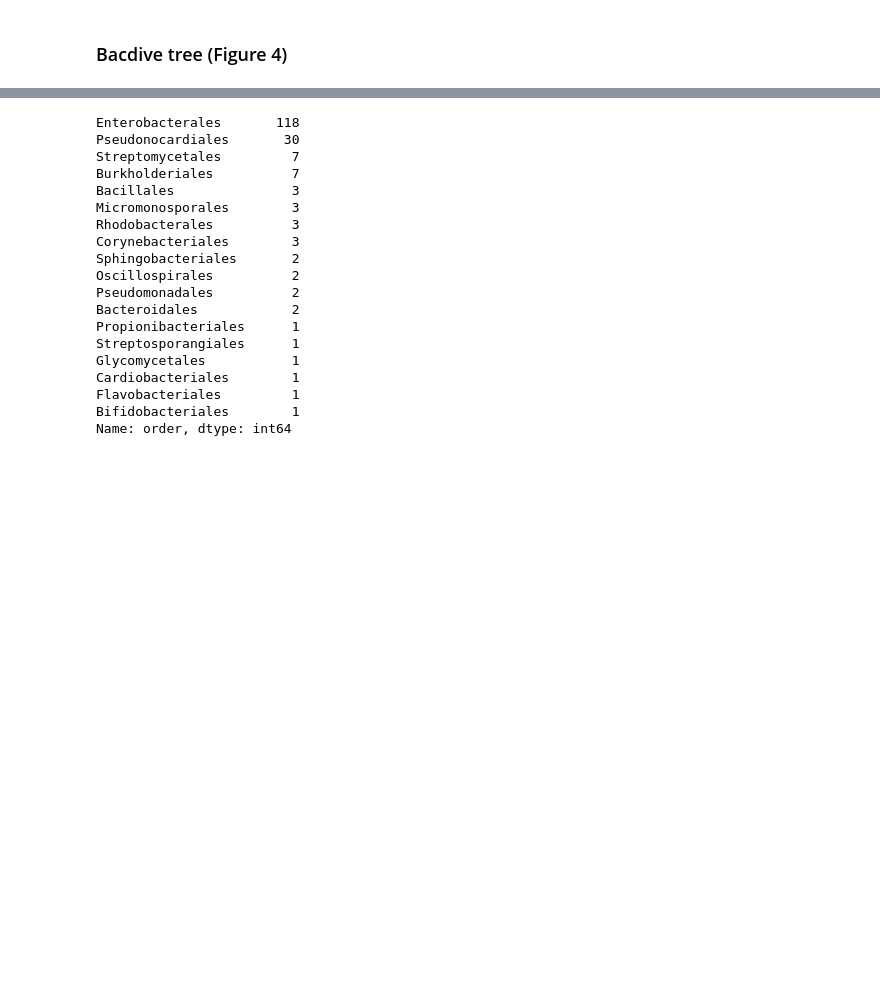
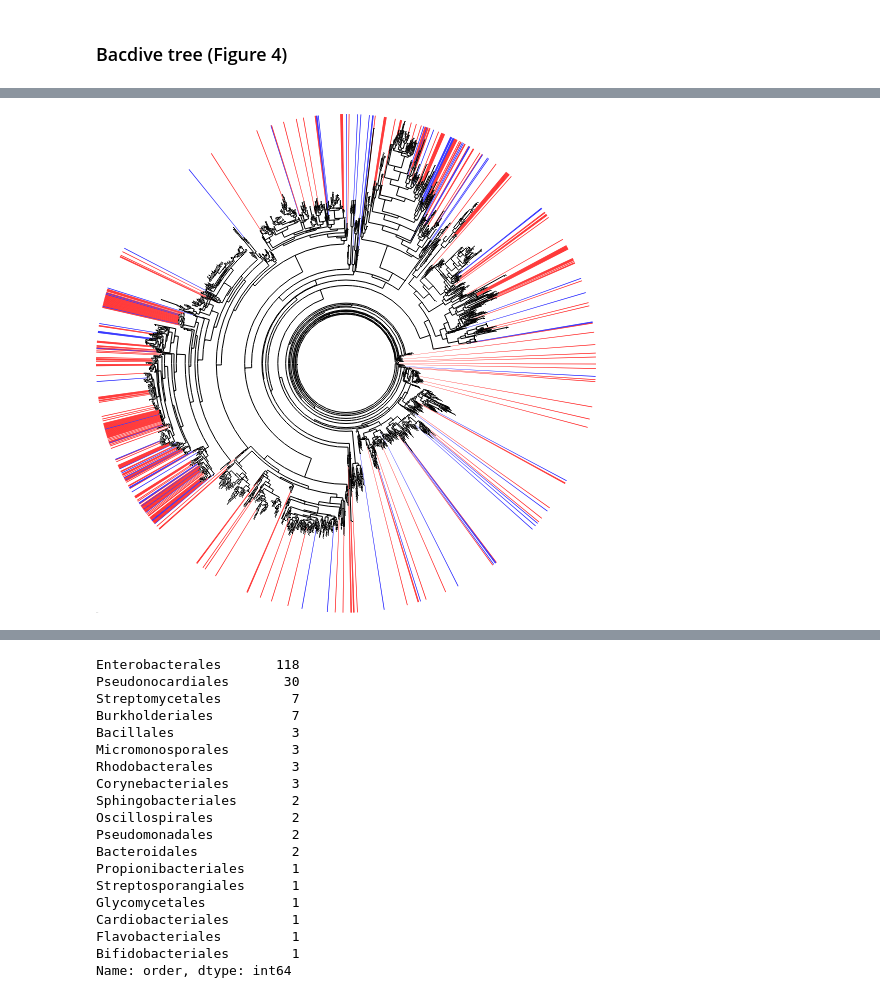
Before and after one commit to zeqianli/CarbonUtilization, a Jupyter notebook: figure_1.ipynb, the cells around one changed output, grey strips where cells are left out. Saved outputs shown, nothing was run; the diff lists cells and outputs as text; code cells hidden in the pictures; blank space fills up the shorter version.

```diff
--- a/figure_1.ipynb
+++ b/figure_1.ipynb
@@ -176,0 +220,11 @@ tree.prune(leaves, preserve_branch_length=True)
+# %%
+# trait
+x=ko['K01667']
+
+i=78
+row=predictors.iloc[i]
+x_added=((ko[row['ko']]==bool(row['sign'])) & (x==1))
+
+plot_bacdive_tree(tree, {'blue':x_added[x_added==1].index.values,'red': y[y==1].index.values})
+# %% [output]
+[figure, added]
```
Also changed, not shown: parts of 17 cells of this notebook, 7 other files.
